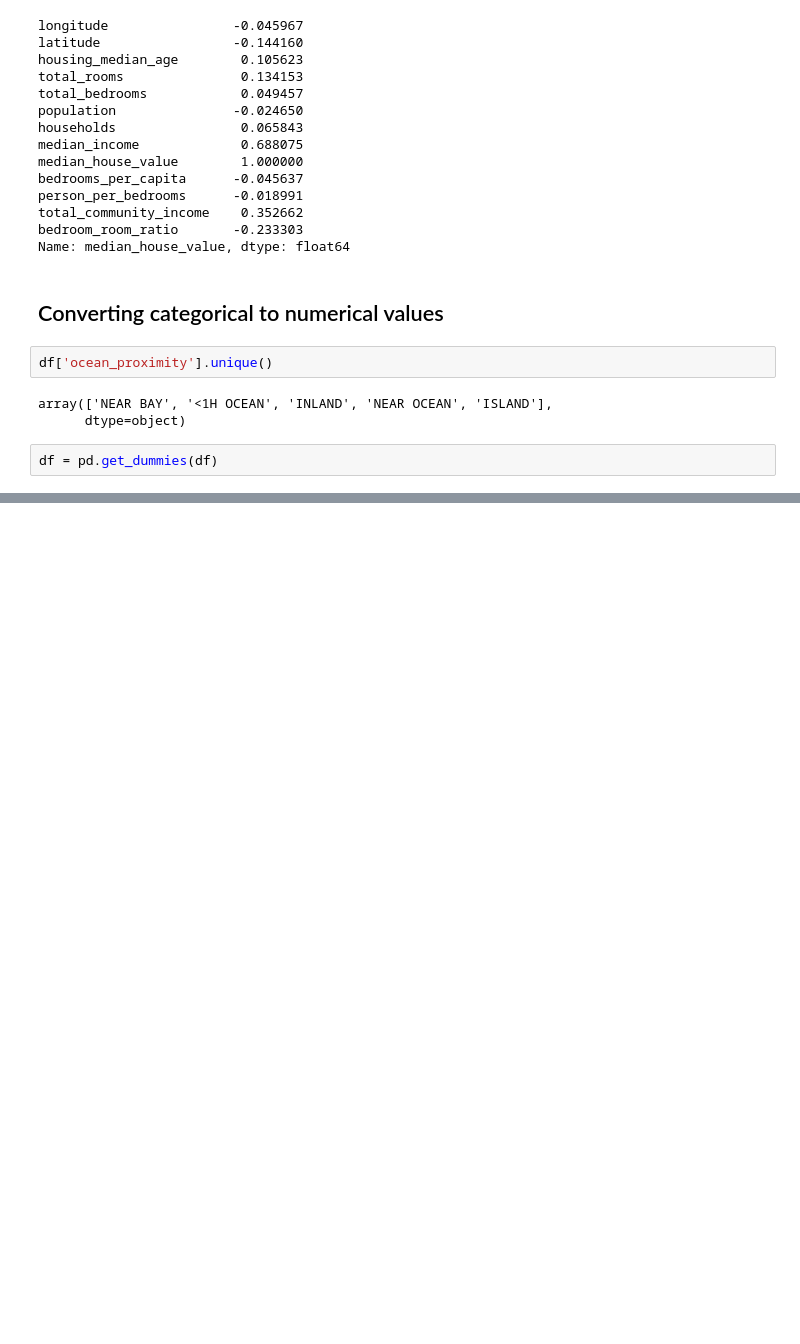
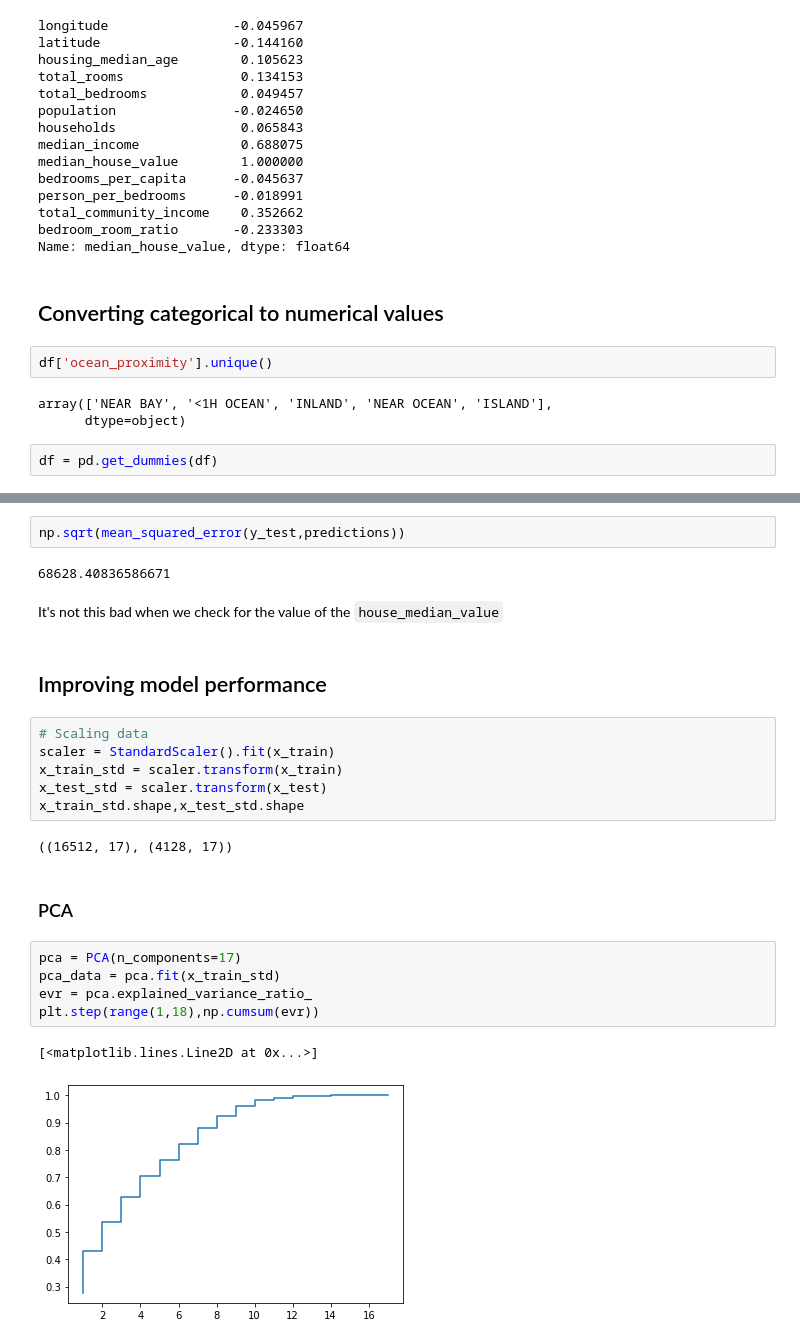
Before and after one commit to shriawesome/USF_Notes, a Jupyter notebook: Sem2/ML/LinearRegression.ipynb, the cells around one changed output, grey strips where cells are left out. Cells and saved outputs as stored; diff of their text form; blank space fills up the shorter version.

Commit message:
Building model for linear regression

```diff
--- a/Sem2/ML/LinearRegression.ipynb
+++ b/Sem2/ML/LinearRegression.ipynb
@@ -318,0 +316,26 @@ x_train.shape,x_test.shape
+# %%
+np.sqrt(mean_squared_error(y_test,predictions))
+# %% [output]
+68628.40836586671
+# %% [markdown]
+It's not this bad when we check for the value of the `house_median_value`
+# %% [markdown]
+## Improving model performance
+# %%
+# Scaling data
+scaler = StandardScaler().fit(x_train)
+x_train_std = scaler.transform(x_train)
+x_test_std = scaler.transform(x_test)
+x_train_std.shape,x_test_std.shape
+# %% [output]
+((16512, 17), (4128, 17))
+# %% [markdown]
+### PCA
+# %%
+pca = PCA(n_components=17)
+pca_data = pca.fit(x_train_std)
+evr = pca.explained_variance_ratio_
+plt.step(range(1,18),np.cumsum(evr))
+# %% [output]
+[<matplotlib.lines.Line2D at 0x...>]
+[figure, added]
```
Also changed, not shown: parts of 16 cells of this notebook.
